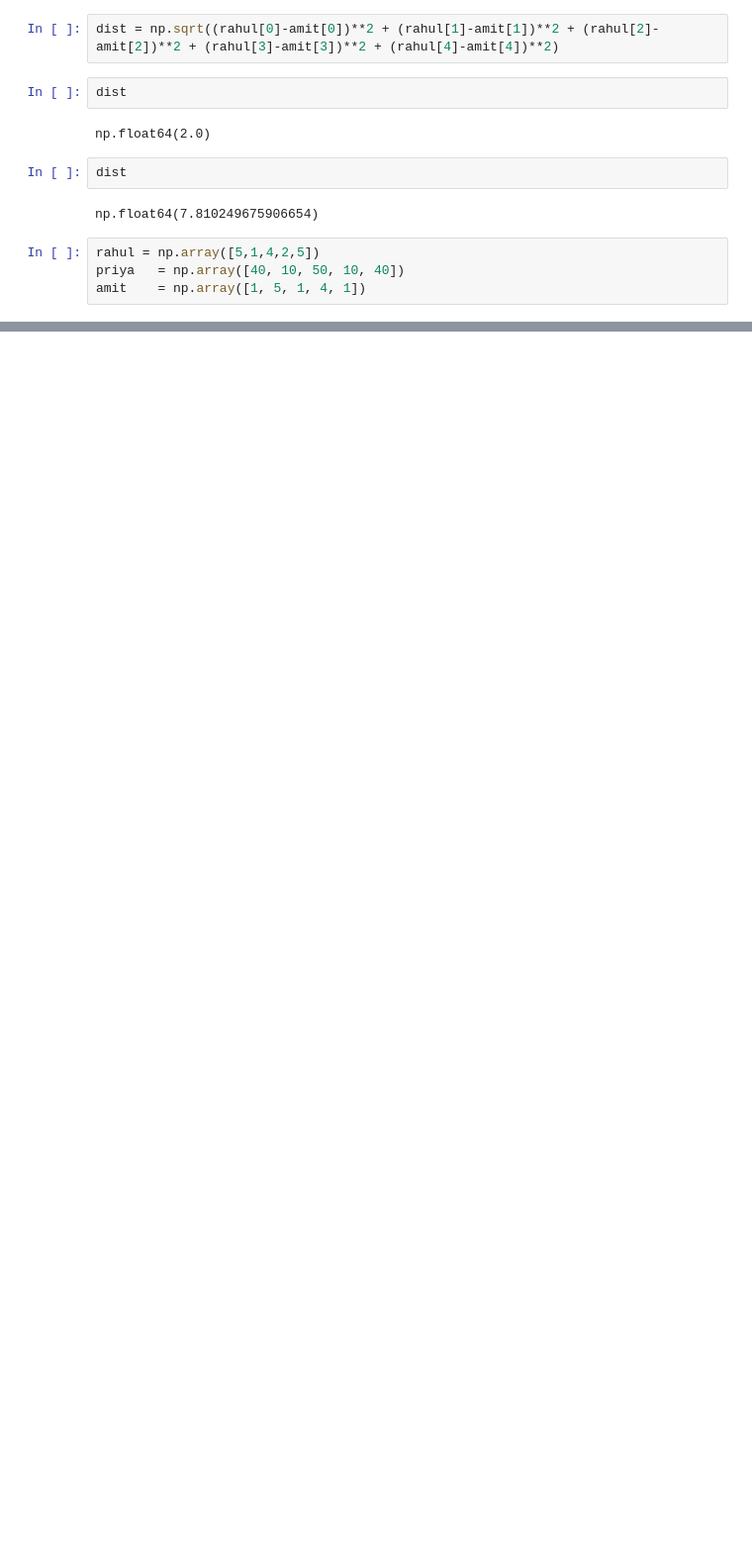
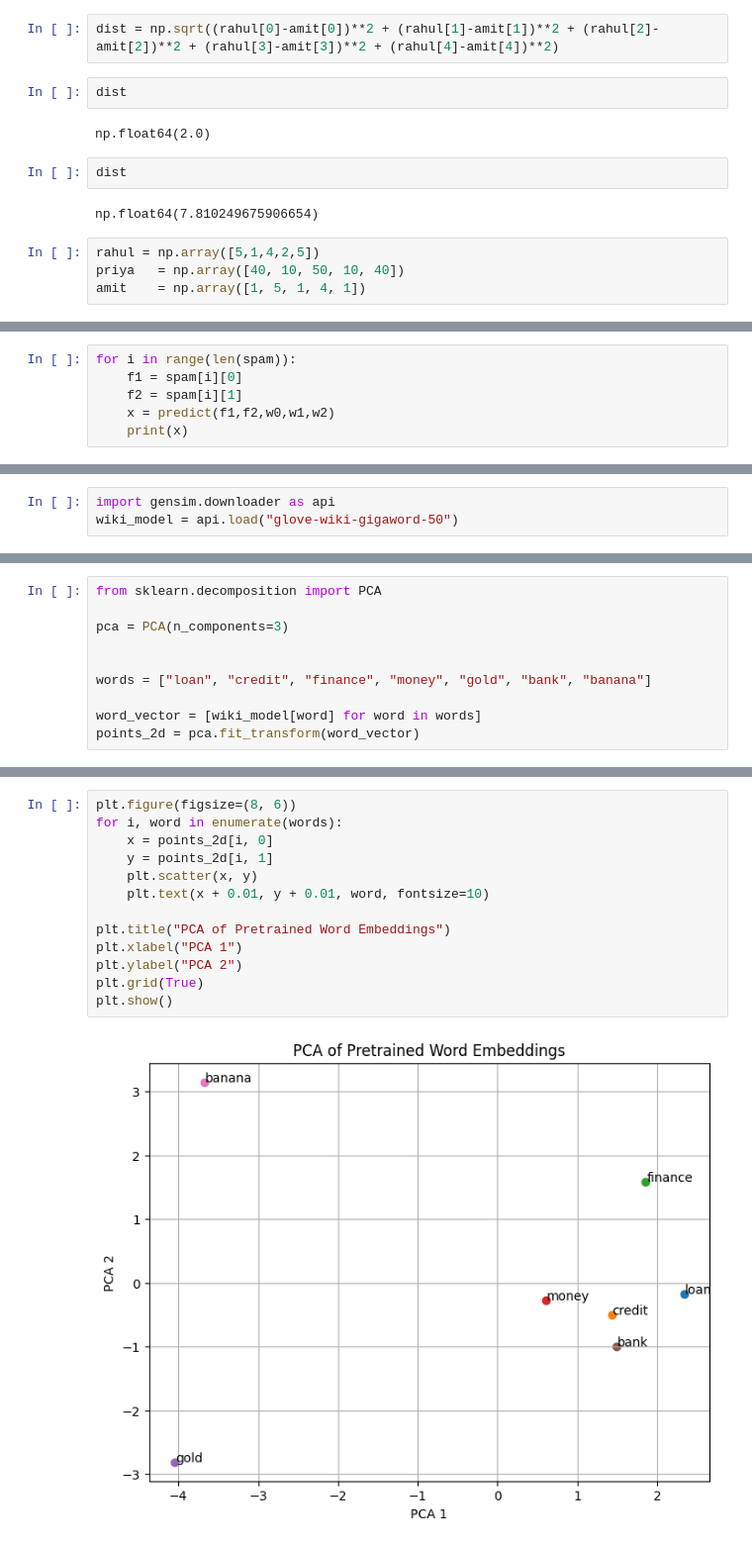
Before and after one commit to patty2507-dev/coding_ninja_genai, a Jupyter notebook: Math/Linear_alg/01_basic_of_la.ipynb, the cells around one changed output, grey strips where cells are left out. Shown at 99% size. Cells and saved outputs as stored; diff of their text form; blank space fills up the shorter version.

```diff
--- a/Math/Linear_alg/01_basic_of_la.ipynb
+++ b/Math/Linear_alg/01_basic_of_la.ipynb
@@ -21,0 +53,6 @@ amit    = np.array([1, 5, 1, 4, 1])
+# %%
+for i in range(len(spam)):
+    f1 = spam[i][0]
+    f2 = spam[i][1]
+    x = predict(f1,f2,w0,w1,w2)
+    print(x)
@@ -21,0 +84,3 @@ amit    = np.array([1, 5, 1, 4, 1])
+# %%
+import gensim.downloader as api
+wiki_model = api.load("glove-wiki-gigaword-50")
@@ -21,0 +93,10 @@ amit    = np.array([1, 5, 1, 4, 1])
+# %%
+from sklearn.decomposition import PCA
+
+pca = PCA(n_components=3)
+
+
+words = ["loan", "credit", "finance", "money", "gold", "bank", "banana"]
+
+word_vector = [wiki_model[word] for word in words]
+points_2d = pca.fit_transform(word_vector)
@@ -21,0 +115,15 @@ amit    = np.array([1, 5, 1, 4, 1])
+# %%
+plt.figure(figsize=(8, 6))
+for i, word in enumerate(words):
+    x = points_2d[i, 0]
+    y = points_2d[i, 1]
+    plt.scatter(x, y)
+    plt.text(x + 0.01, y + 0.01, word, fontsize=10)
+
+plt.title("PCA of Pretrained Word Embeddings")
+plt.xlabel("PCA 1")
+plt.ylabel("PCA 2")
+plt.grid(True)
+plt.show()
+# %% [output]
+[figure, added]
```
Also changed, not shown: parts of 13 cells of this notebook, 4 other files.
